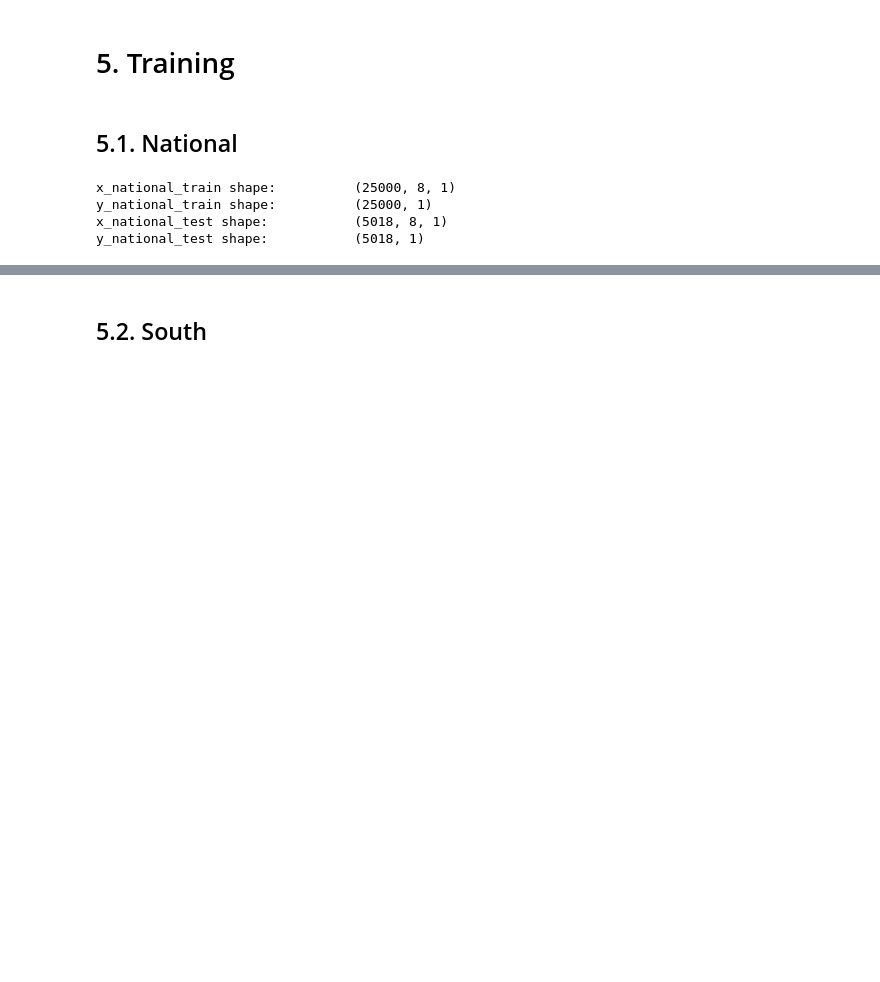
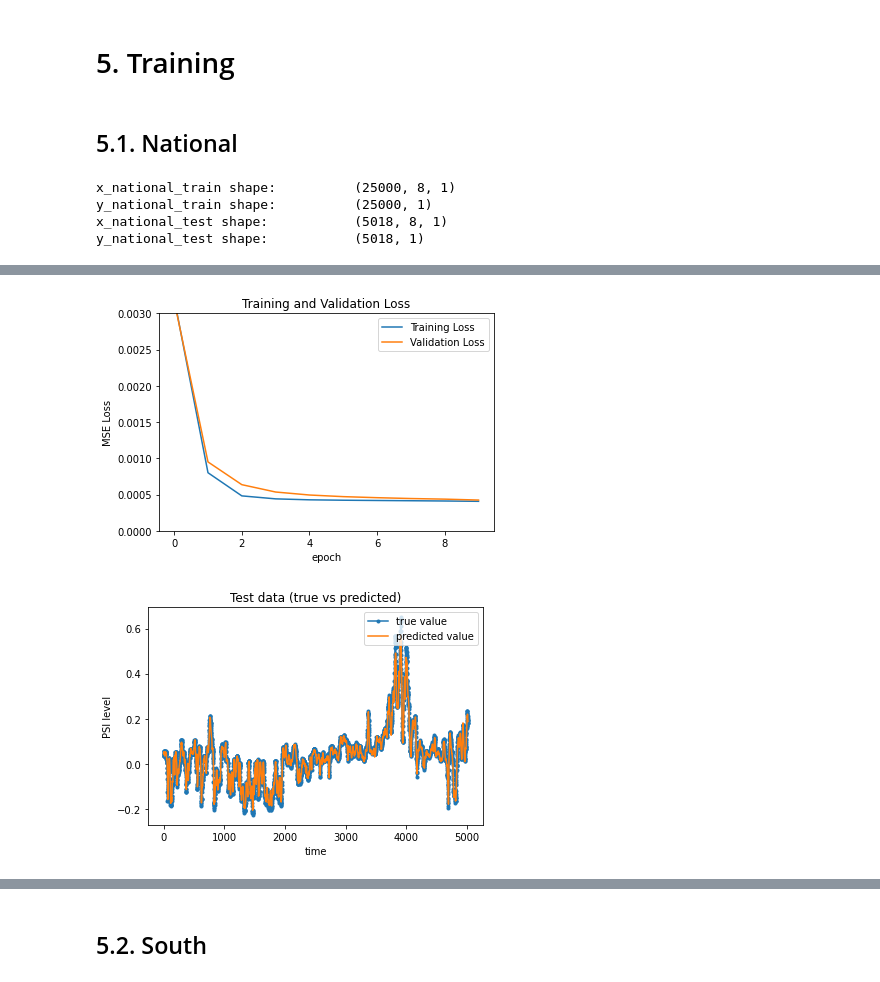
Before and after one commit to mrazizi/YapAiTek-Assessment, a Jupyter notebook: YapAiTek_Assessment.ipynb, the cells around one changed output, grey strips where cells are left out. Saved outputs shown, nothing was run; the diff lists cells and outputs as text; code cells hidden in the pictures; blank space fills up the shorter version.

Commit message:
Training LSTM on all stations

```diff
--- a/YapAiTek_Assessment.ipynb
+++ b/YapAiTek_Assessment.ipynb
@@ -179,3 +179,34 @@ df.head()
 | 2016-02-08 23:00:00 | 0.073065 | 0.027654 | 0.015842 | 0.064183 | 0.029179 | 0.04489 | -0.501954 | -0.411829 | -0.226127 | -0.225825 | ... |
 # %% [markdown]
 # 5. Training
+# %%
+def select_data(df, column_name):
+  """
+  Selects related features for a regression task
+  Ex:
+    For column_name = national
+    Selects:
+      year, month, day, hour
+      national_+1, national_+2, national_+3, national_+4
+  """
+
+  # using year, month, day, hour and 4 shifts of data
+  x_column = df.loc[:, 'year':'hour']
+  first_index = column_name + '_+1'
+  last_index = column_name + '_+4'
+  x_column = pd.concat( [x_column, df.loc[:, first_index:last_index] ] , axis=1, sort=False)
+  y_column = df[column_name]
+
+  # splitting dataset for train and test
+  X_train = x_column[:25000].values
+  y_train = y_column[:25000].values
+  X_test = x_column[25000:].values
+  y_test = y_column[25000:].values
+
+  # reshaping x, y
+  X_train = X_train.reshape( (x_national_train.shape[0], x_national_train.shape[1], 1) )
+  y_train = y_train.reshape( (len(y_national_train), 1) )
+  X_test = X_test.reshape( (x_national_test.shape[0], x_national_test.shape[1], 1) )
+  y_test = y_test.reshape( (len(y_national_test), 1) )
+
+  return X_train, y_train, X_test, y_test
@@ -201 +264,3 @@ y_national_test = y_national_test.astype(np.float32)
+# %%
+X_train, y_train, X_test, y_test = select_data(df, 'national')
 # %%
@@ -243,0 +276,3 @@ Epoch 10/10
+# %%
+national_model = create_and_train_model(X_train, y_train, X_test, y_test)
+# %% [output]
@@ -243,0 +299,2 @@ Epoch 10/10
+[figure, added]
+[figure, added]
```
Also changed, not shown: parts of 14 cells of this notebook.
